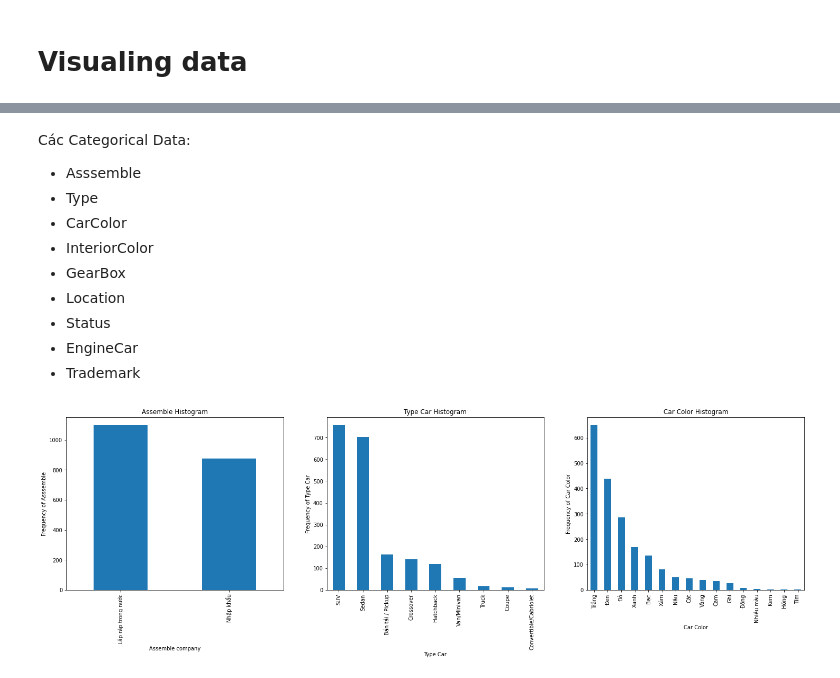
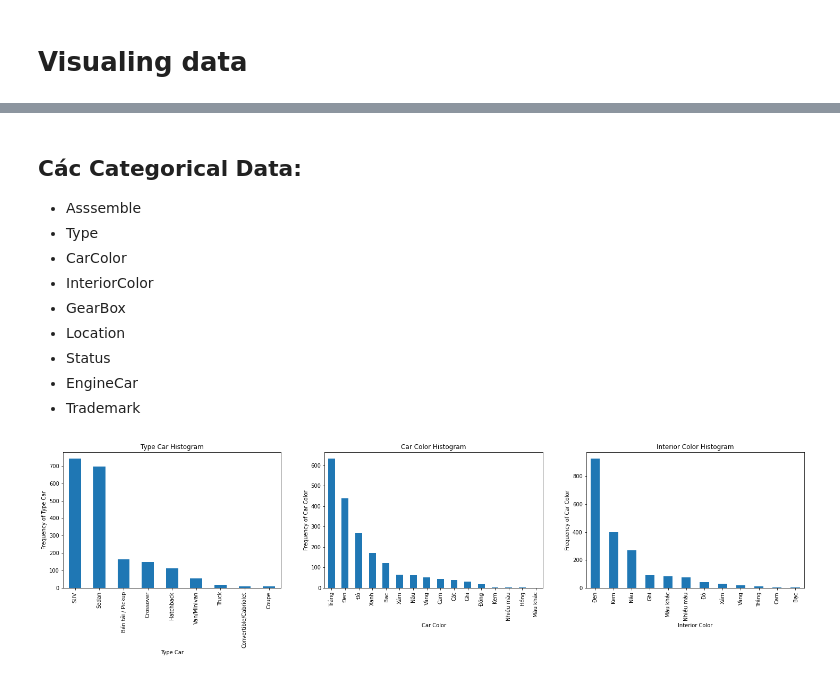
Before and after one commit to Kim-bk/car-price-prediction, a Jupyter notebook: Kim/linear_regression.ipynb, the cells around one changed output, grey strips where cells are left out. Drawn from its saved outputs; the diff is of its cells as text; code cells hidden in the pictures.

Commit message:
kim - add visualize data, outlier feature, dummy encoding

```diff
--- a/Kim/linear_regression.ipynb
+++ b/Kim/linear_regression.ipynb
@@ -75,5 +58,6 @@ plt.show()
 # %% [markdown]
 Các Categorical Data:
+---
 - Asssemble
 - Type
 - CarColor
@@ -84,23 +68,23 @@ Các Categorical Data:
 - EngineCar
 - Trademark
 # %%
-plt.figure(figsize=(25, 6))
+plt.figure(figsize=(25, 16))
 
-plt.subplot(1,3,1)
-plt1 = cars.Assemble.value_counts().plot(kind = 'bar')
-plt.title('Assemble Histogram')
-plt1.set(xlabel = 'Assemble company', ylabel='Frequency of Asssemble')
-
-plt.subplot(1,3,2)
+plt.subplot(331)
 plt1 = cars.Type.value_counts().plot( kind ='bar')
 plt.title('Type Car Histogram')
 plt1.set(xlabel = 'Type Car', ylabel='Frequency of Type Car')
 
-plt.subplot(1,3,3)
+plt.subplot(332)
 plt1 = cars.CarColor.value_counts().plot(kind = 'bar')
 plt.title('Car Color Histogram')
 plt1.set(xlabel = 'Car Color', ylabel='Frequency of Car Color')
 
+plt.subplot(333)
+plt1 = cars.InteriorColor.value_counts().plot(kind = 'bar')
+plt.title('Interior Color Histogram')
+plt1.set(xlabel = 'Interior Color', ylabel='Frequency of Car Color')
+
 plt.show()
 # %% [output]
-[figure, old version]
+[figure, new version]
```
Also changed, not shown: parts of 40 cells of this notebook.
